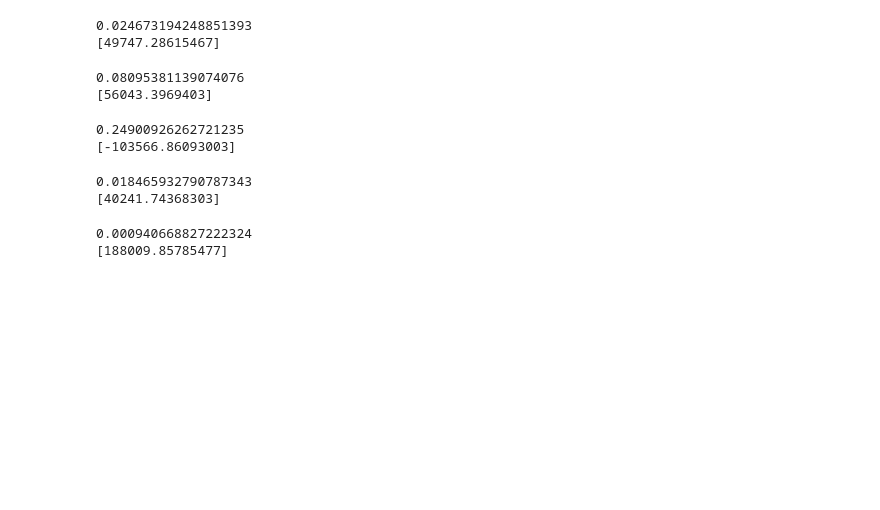
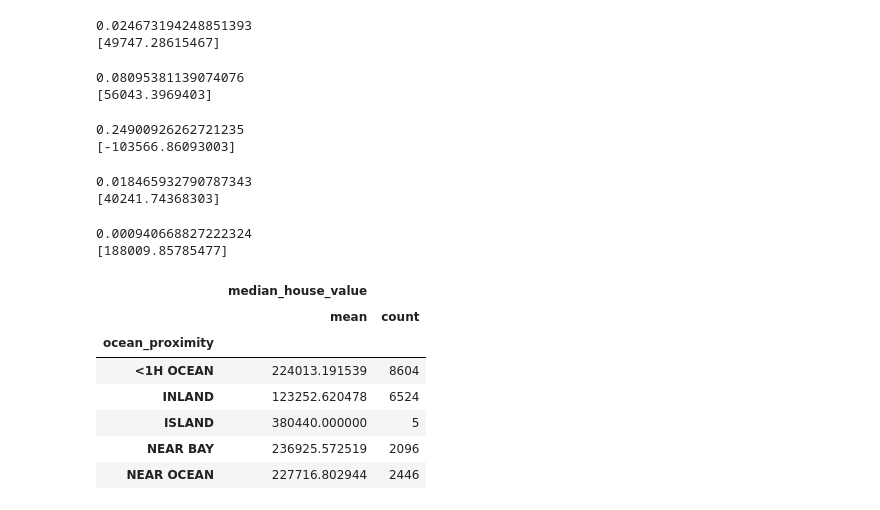
Before and after one commit to LuisMB09/lab_aprendizaje_estadistico, a Jupyter notebook: Clase 2_regresion_univariada_sin_resolver+.ipynb, the cells around one changed output. Saved outputs shown, nothing was run; the diff lists cells and outputs as text; code cells hidden in the pictures; blank space fills up the shorter version.

Commit message:
groups

```diff
--- a/Clase 2_regresion_univariada_sin_resolver+.ipynb
+++ b/Clase 2_regresion_univariada_sin_resolver+.ipynb
@@ -258,3 +258,14 @@ print(model.coef_)
 # %% [output]
 0.000940668827222324
 [188009.85785477]
+# %%
+df.groupby('ocean_proximity').agg({'median_house_value': ['mean', 'count']})
+# %% [output]
+|  | median_house_value |  |
+|  | mean | count |
+| ocean_proximity |  |  |
+| <1H OCEAN | 224013.191539 | 8604 |
+| INLAND | 123252.620478 | 6524 |
+| ISLAND | 380440.000000 | 5 |
+| NEAR BAY | 236925.572519 | 2096 |
+| NEAR OCEAN | 227716.802944 | 2446 |
```
